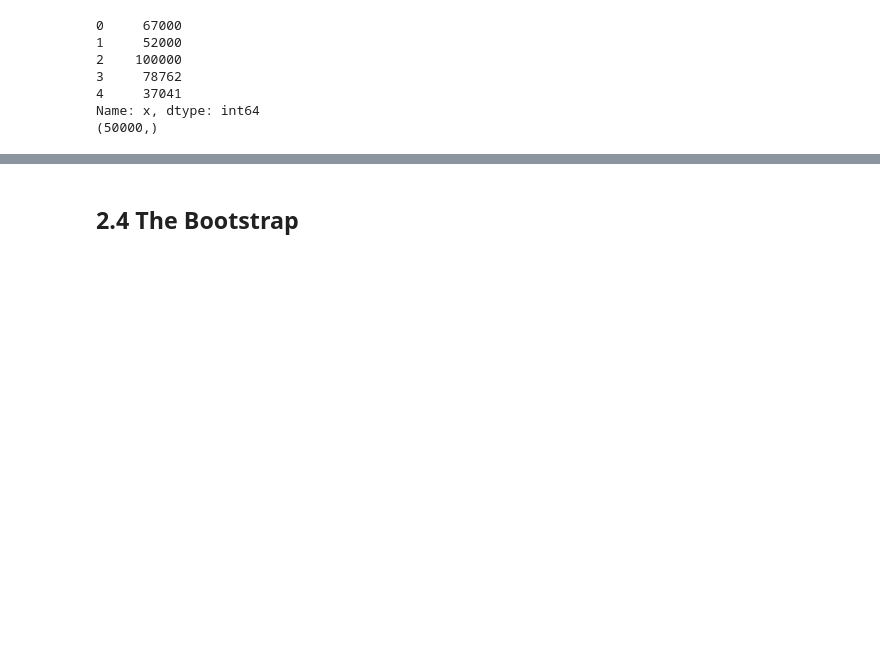
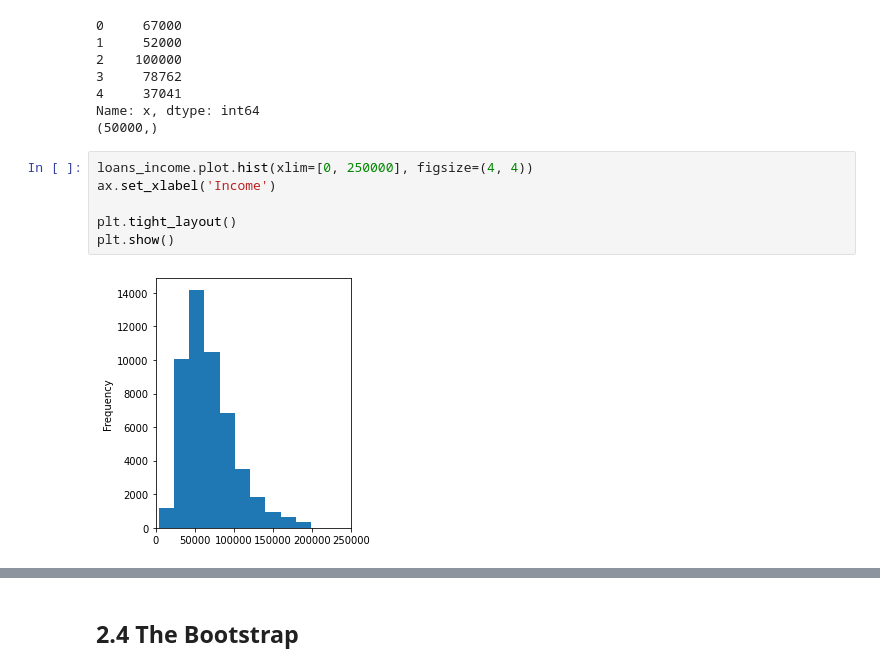
Before and after one commit to young-hwanlee/my-practical-statistics-for-data-scientists, a Jupyter notebook: Chapter_2_Data_and_Sampling_Distributions.ipynb, the cells around one changed output, grey strips where cells are left out. Saved outputs shown, nothing was run; the diff lists cells and outputs as text; blank space fills up the shorter version.

```diff
--- a/Chapter_2_Data_and_Sampling_Distributions.ipynb
+++ b/Chapter_2_Data_and_Sampling_Distributions.ipynb
@@ -82,3 +82,11 @@ print(loans_income.shape)
 4     37041
 Name: x, dtype: int64
 (50000,)
+# %%
+loans_income.plot.hist(xlim=[0, 250000], figsize=(4, 4))
+ax.set_xlabel('Income')
+
+plt.tight_layout()
+plt.show()
+# %% [output]
+[figure, added]
```
Also changed, not shown: parts of 31 cells of this notebook.
